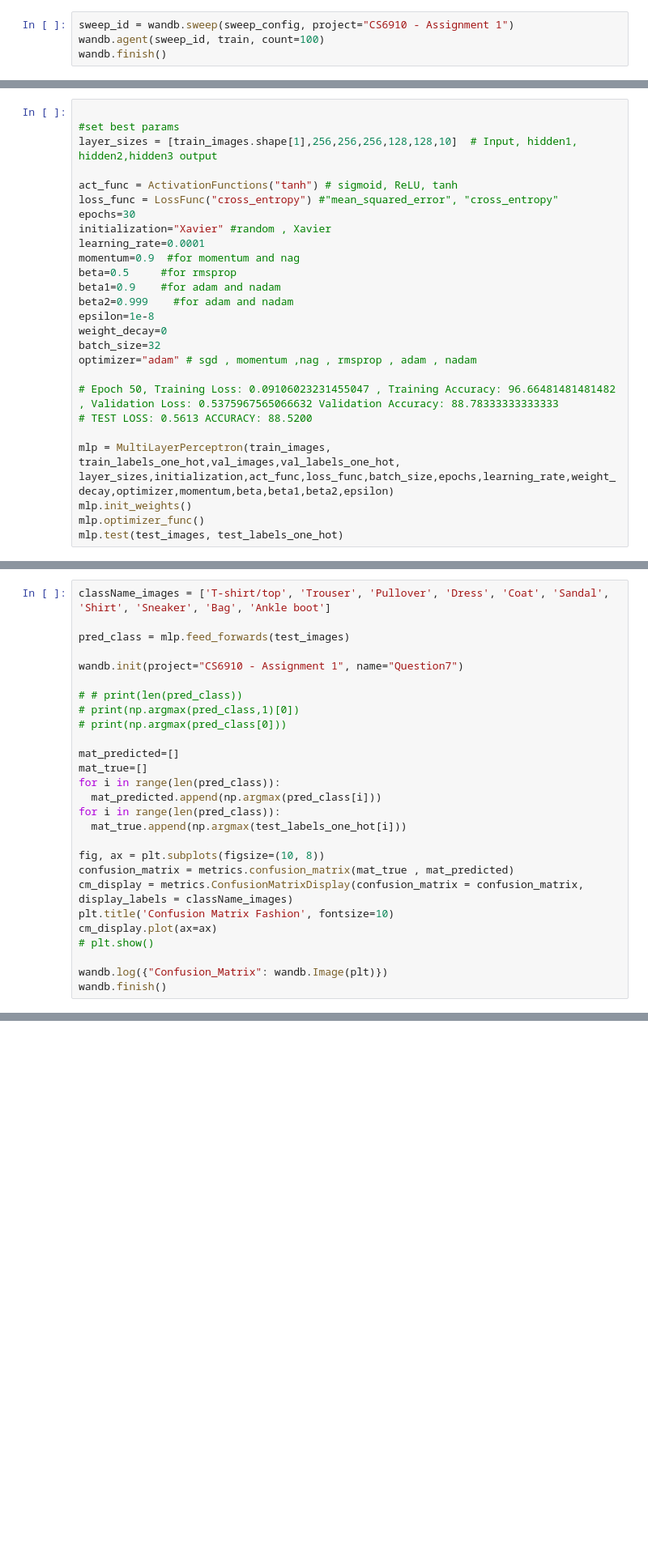
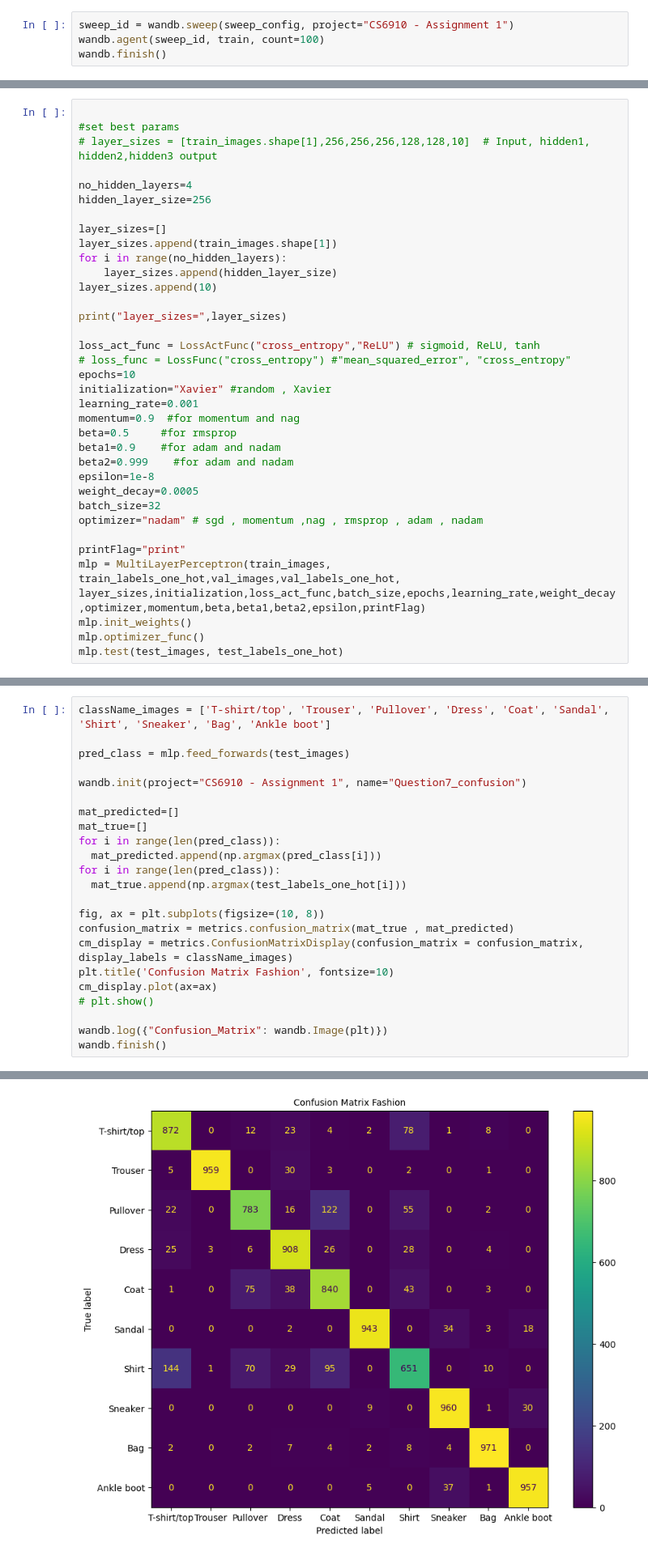
Before and after one commit to JuhiZanje/DLAssignment, a Jupyter notebook: Assignment_1_jupitor.ipynb, the cells around one changed output, grey strips where cells are left out. Shown at 81% size. Drawn from its saved outputs; the diff is of its cells as text; blank space fills up the shorter version.

Commit message:
sections given for questions

```diff
--- a/Assignment_1_jupitor.ipynb
+++ b/Assignment_1_jupitor.ipynb
@@ -758,26 +844,35 @@ wandb.finish()
 # %%
 
 #set best params
-layer_sizes = [train_images.shape[1],256,256,256,128,128,10]  # Input, hidden1, hidden2,hidden3 output
+# layer_sizes = [train_images.shape[1],256,256,256,128,128,10]  # Input, hidden1, hidden2,hidden3 output
 
-act_func = ActivationFunctions("tanh") # sigmoid, ReLU, tanh
-loss_func = LossFunc("cross_entropy") #"mean_squared_error", "cross_entropy"
-epochs=30
+no_hidden_layers=4
+hidden_layer_size=256
+
+layer_sizes=[]
+layer_sizes.append(train_images.shape[1])
+for i in range(no_hidden_layers):
+    layer_sizes.append(hidden_layer_size)
+layer_sizes.append(10)
+
+print("layer_sizes=",layer_sizes)
+
+loss_act_func = LossActFunc("cross_entropy","ReLU") # sigmoid, ReLU, tanh
+# loss_func = LossFunc("cross_entropy") #"mean_squared_error", "cross_entropy"
+epochs=10
 initialization="Xavier" #random , Xavier
-learning_rate=0.0001
+learning_rate=0.001
 momentum=0.9  #for momentum and nag
 beta=0.5     #for rmsprop
 beta1=0.9    #for adam and nadam
 beta2=0.999    #for adam and nadam
 epsilon=1e-8
-weight_decay=0
+weight_decay=0.0005
 batch_size=32
-optimizer="adam" # sgd , momentum ,nag , rmsprop , adam , nadam
+optimizer="nadam" # sgd , momentum ,nag , rmsprop , adam , nadam
 
-# Epoch 50, Training Loss: 0.09106023231455047 , Training Accuracy: 96.66481481481482 , Validation Loss: 0.5375967565066632 Validation Accuracy: 88.78333333333333
-# TEST LOSS: 0.5613 ACCURACY: 88.5200
-
-mlp = MultiLayerPerceptron(train_images, train_labels_one_hot,val_images,val_labels_one_hot, layer_sizes,initialization,act_func,loss_func,batch_size,epochs,learning_rate,weight_decay,optimizer,momentum,beta,beta1,beta2,epsilon)
+printFlag="print"
+mlp = MultiLayerPerceptron(train_images, train_labels_one_hot,val_images,val_labels_one_hot, layer_sizes,initialization,loss_act_func,batch_size,epochs,learning_rate,weight_decay,optimizer,momentum,beta,beta1,beta2,epsilon,printFlag)
 mlp.init_weights()
 mlp.optimizer_func()
 mlp.test(test_images, test_labels_one_hot)
@@ -786,11 +895,7 @@ className_images = ['T-shirt/top', 'Trouser', 'Pullover', 'Dress', 'Coat', 'Sand
 
 pred_class = mlp.feed_forwards(test_images)
 
-wandb.init(project="CS6910 - Assignment 1", name="Question7")
-
-# # print(len(pred_class))
-# print(np.argmax(pred_class,1)[0])
-# print(np.argmax(pred_class[0]))
+wandb.init(project="CS6910 - Assignment 1", name="Question7_confusion")
 
 mat_predicted=[]
 mat_true=[]
@@ -808,3 +913,4 @@ cm_display.plot(ax=ax)
 
 wandb.log({"Confusion_Matrix": wandb.Image(plt)})
 wandb.finish()
+# %% [output]
@@ -811,2 +926,3 @@ wandb.finish()
+[figure, added]
 # %%
 wandb.finish()
```
Also changed, not shown: parts of 38 cells of this notebook.
